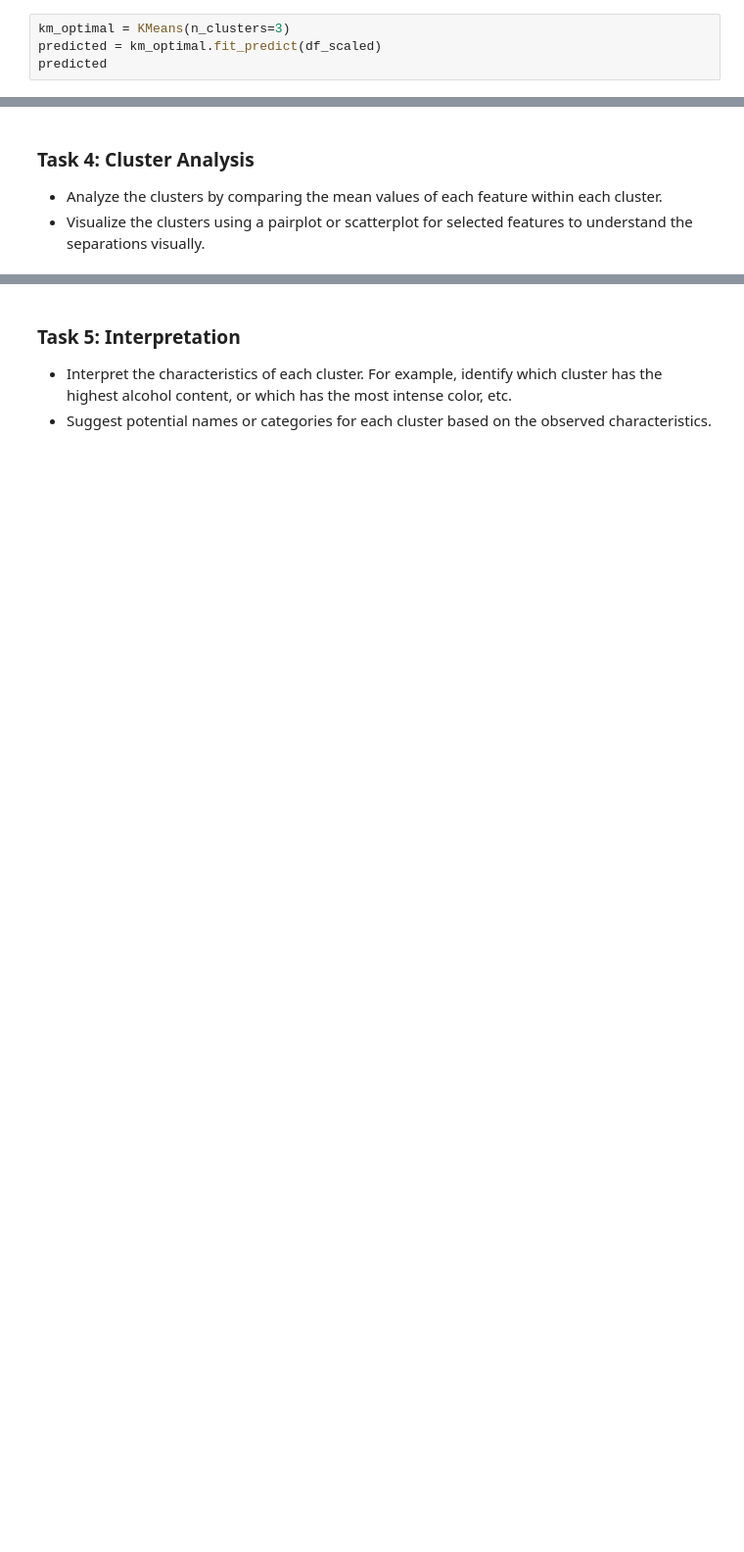
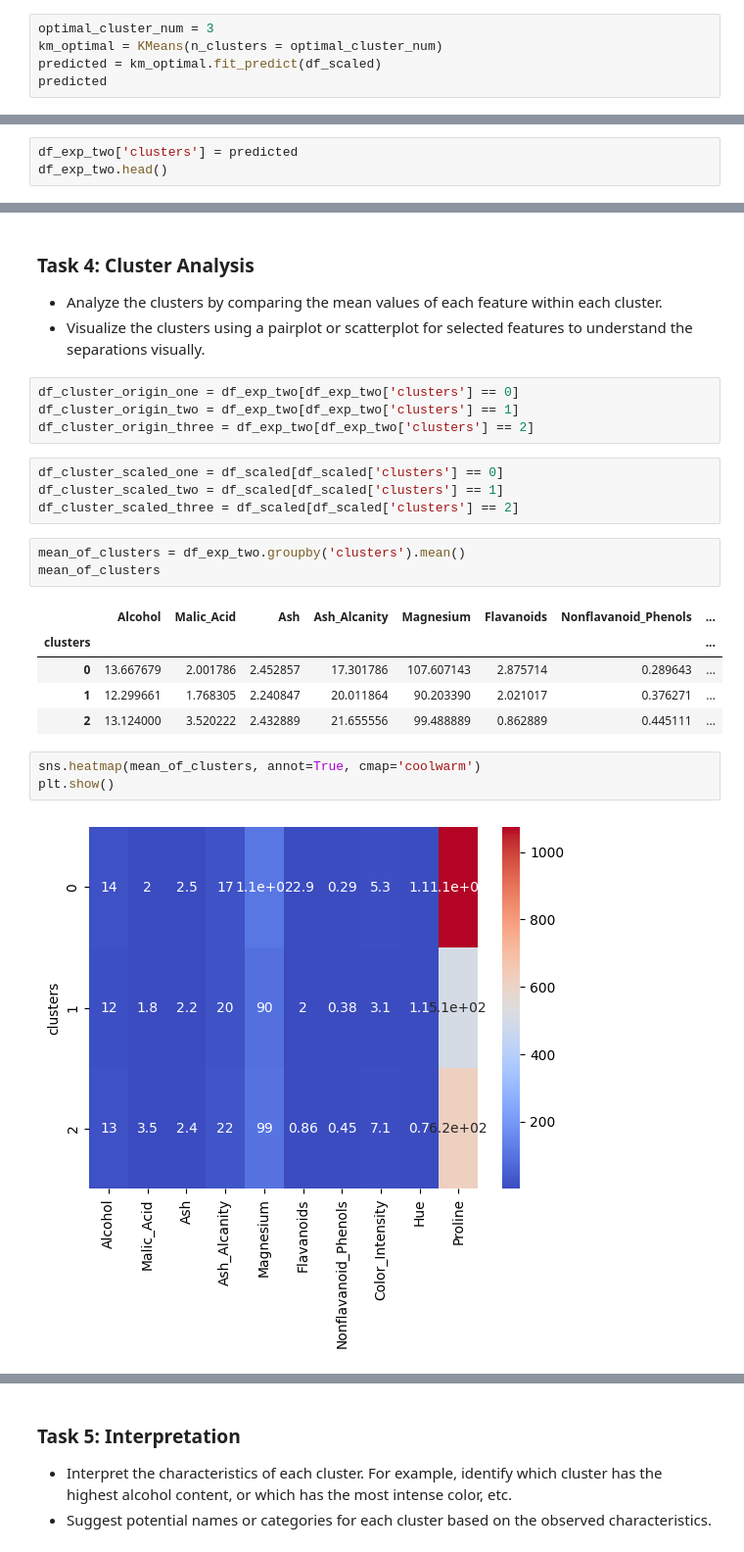
Before and after one commit to avimallik/wine_samples_cluster_analysis, a Jupyter notebook: wine_samples_cluster_analysis.ipynb, the cells around one changed output, grey strips where cells are left out. Shown at 98% size. Saved outputs shown, nothing was run; the diff lists cells and outputs as text; blank space fills up the shorter version.

```diff
--- a/wine_samples_cluster_analysis.ipynb
+++ b/wine_samples_cluster_analysis.ipynb
@@ -438,7 +437,8 @@ knee.plot_knee()
 - Apply K-means clustering using the optimal number of clusters obtained from the Elbow method.
 - Assign cluster labels to each data point and create a new column in the dataset with these labels.
 # %%
-km_optimal = KMeans(n_clusters=3)
+optimal_cluster_num = 3
+km_optimal = KMeans(n_clusters = optimal_cluster_num)
 predicted = km_optimal.fit_predict(df_scaled)
 predicted
 # %% [output]
@@ -452,0 +457,3 @@ array([1, 1, 1, 1, 1, 1, 1, 1, 1, 1, 1, 1, 1, 1, 1, 1, 1, 1, 1, 1, 1, 1,
+# %%
+df_exp_two['clusters'] = predicted
+df_exp_two.head()
@@ -454,3 +486,25 @@ array([1, 1, 1, 1, 1, 1, 1, 1, 1, 1, 1, 1, 1, 1, 1, 1, 1, 1, 1, 1, 1, 1,
 ### Task 4: Cluster Analysis
 - Analyze the clusters by comparing the mean values of each feature within each cluster.
 - Visualize the clusters using a pairplot or scatterplot for selected features to understand the separations visually.
+# %%
+df_cluster_origin_one = df_exp_two[df_exp_two['clusters'] == 0]
+df_cluster_origin_two = df_exp_two[df_exp_two['clusters'] == 1]
+df_cluster_origin_three = df_exp_two[df_exp_two['clusters'] == 2]
+# %%
+df_cluster_scaled_one = df_scaled[df_scaled['clusters'] == 0]
+df_cluster_scaled_two = df_scaled[df_scaled['clusters'] == 1]
+df_cluster_scaled_three = df_scaled[df_scaled['clusters'] == 2]
+# %%
+mean_of_clusters = df_exp_two.groupby('clusters').mean()
+mean_of_clusters
+# %% [output]
+|  | Alcohol | Malic_Acid | Ash | Ash_Alcanity | Magnesium | Flavanoids | Nonflavanoid_Phenols | ... |
+| clusters |  |  |  |  |  |  |  | ... |
+| 0 | 13.667679 | 2.001786 | 2.452857 | 17.301786 | 107.607143 | 2.875714 | 0.289643 | ... |
+| 1 | 12.299661 | 1.768305 | 2.240847 | 20.011864 | 90.203390 | 2.021017 | 0.376271 | ... |
+| 2 | 13.124000 | 3.520222 | 2.432889 | 21.655556 | 99.488889 | 0.862889 | 0.445111 | ... |
+# %%
+sns.heatmap(mean_of_clusters, annot=True, cmap='coolwarm')
+plt.show()
+# %% [output]
+[figure, added]
```
Also changed, not shown: parts of 20 cells of this notebook.
